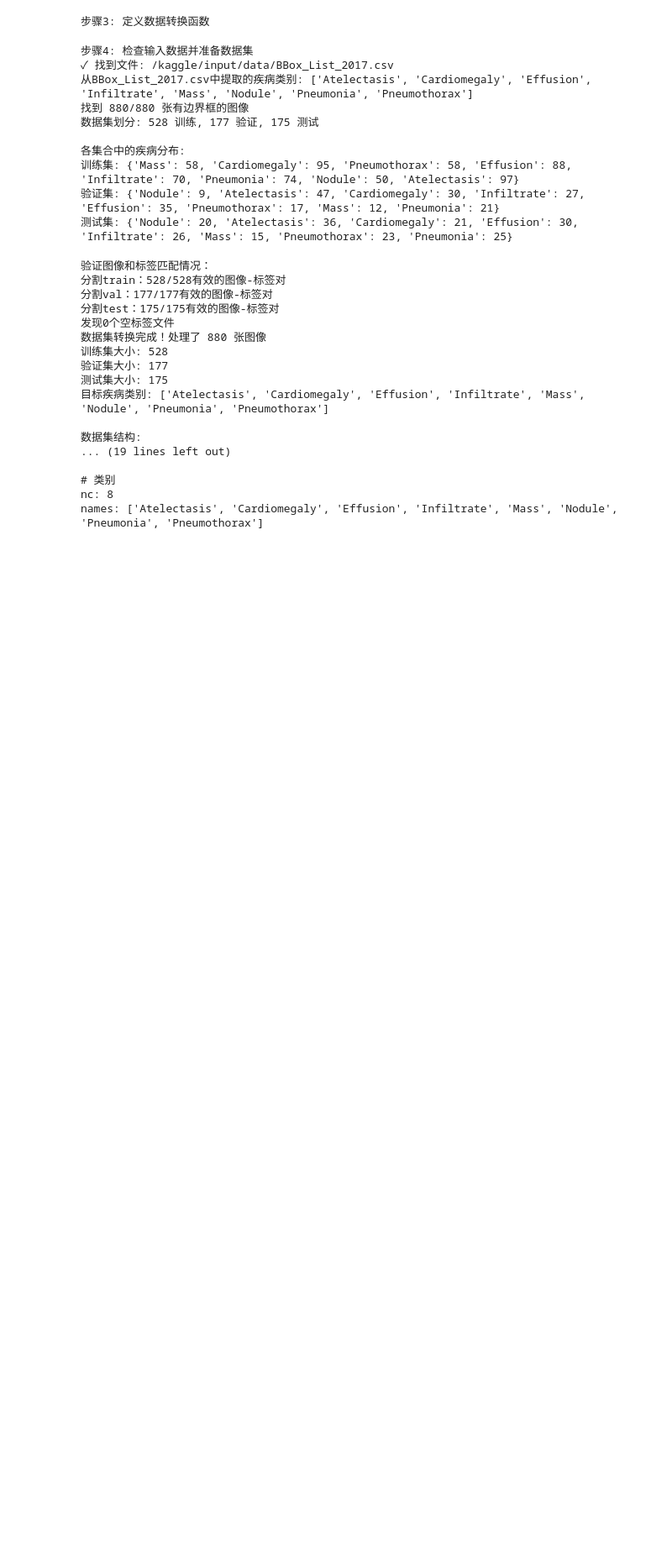
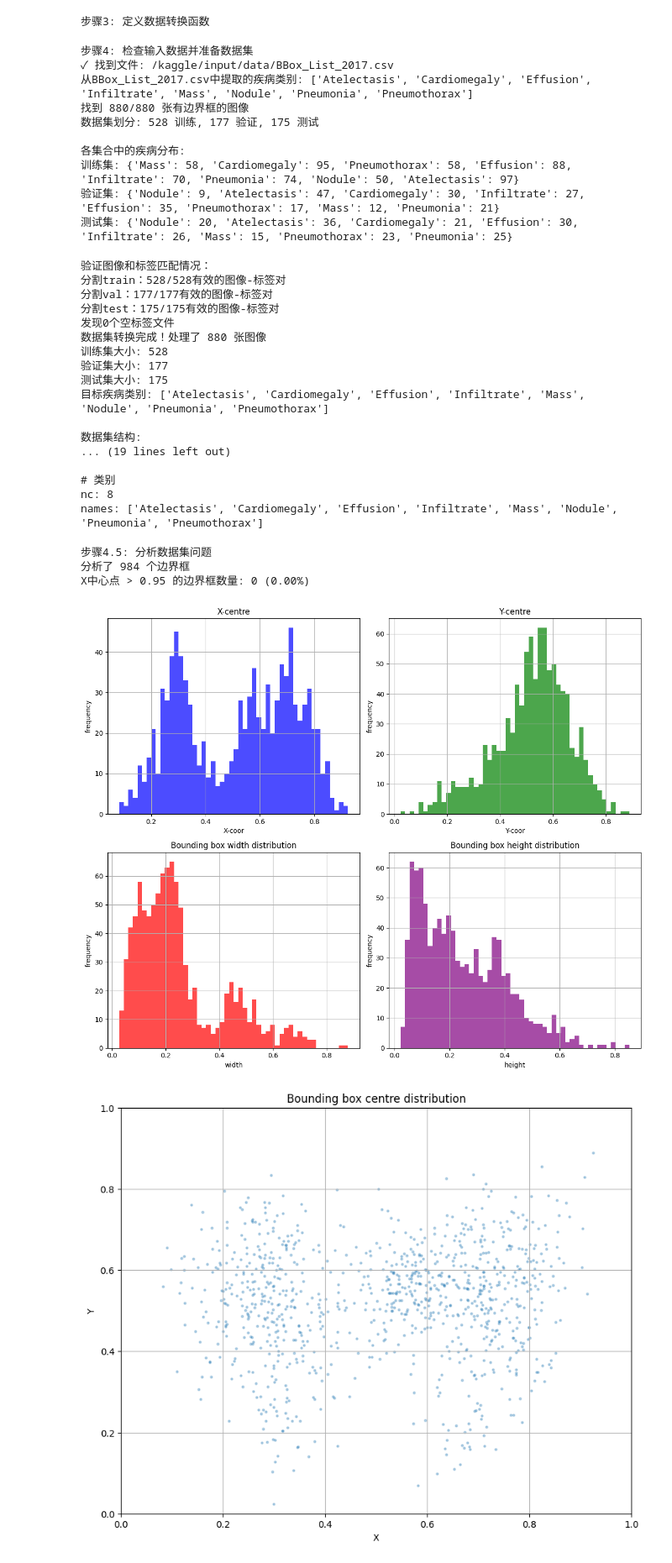
Before and after one commit to rubyyy-ovo/-, a Jupyter notebook: yolo-chest-xrays.ipynb, the cells around one changed output. Shown: that part at 84% size. Drawn from its saved outputs; the diff is of its cells as text; code cells hidden in the pictures; blank space fills up the shorter version.

```diff
--- a/yolo-chest-xrays.ipynb
+++ b/yolo-chest-xrays.ipynb
@@ -439,3 +652,15 @@ if os.path.exists(OUTPUT_DIR) and disease_classes:
 # 类别
 nc: 8
 names: ['Atelectasis', 'Cardiomegaly', 'Effusion', 'Infiltrate', 'Mass', 'Nodule', 'Pneumonia', 'Pneumothorax']
+# %%
+print("步骤4.5: 分析数据集问题")
+
+analyze_bbox_distribution(OUTPUT_DIR)
+
+visualize_dataset_bboxes(OUTPUT_DIR, num_samples=5)
+# %% [output]
+步骤4.5: 分析数据集问题
+分析了 984 个边界框
+X中心点 > 0.95 的边界框数量: 0 (0.00%)
+[figure, added]
+[figure, added]
```
Also changed, not shown: parts of 4 cells of this notebook.
